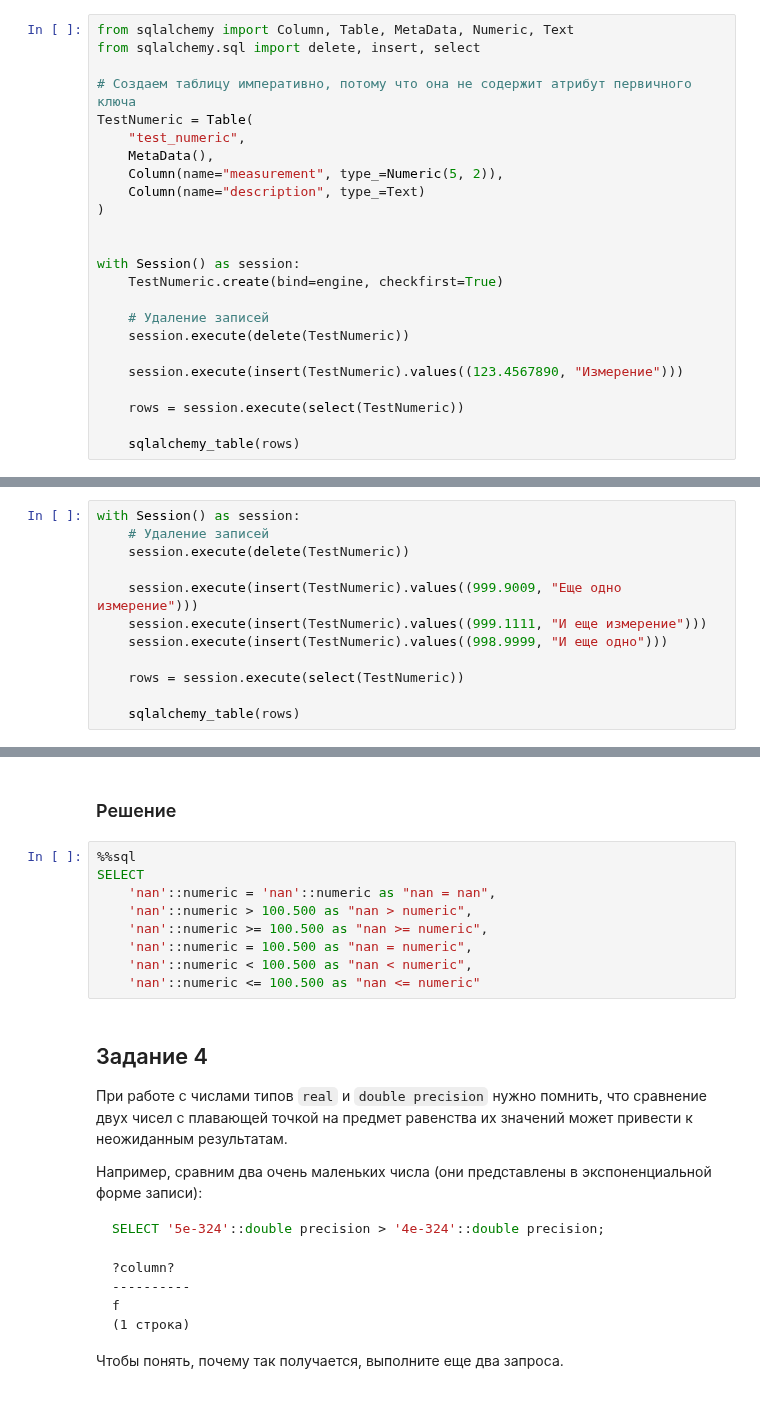
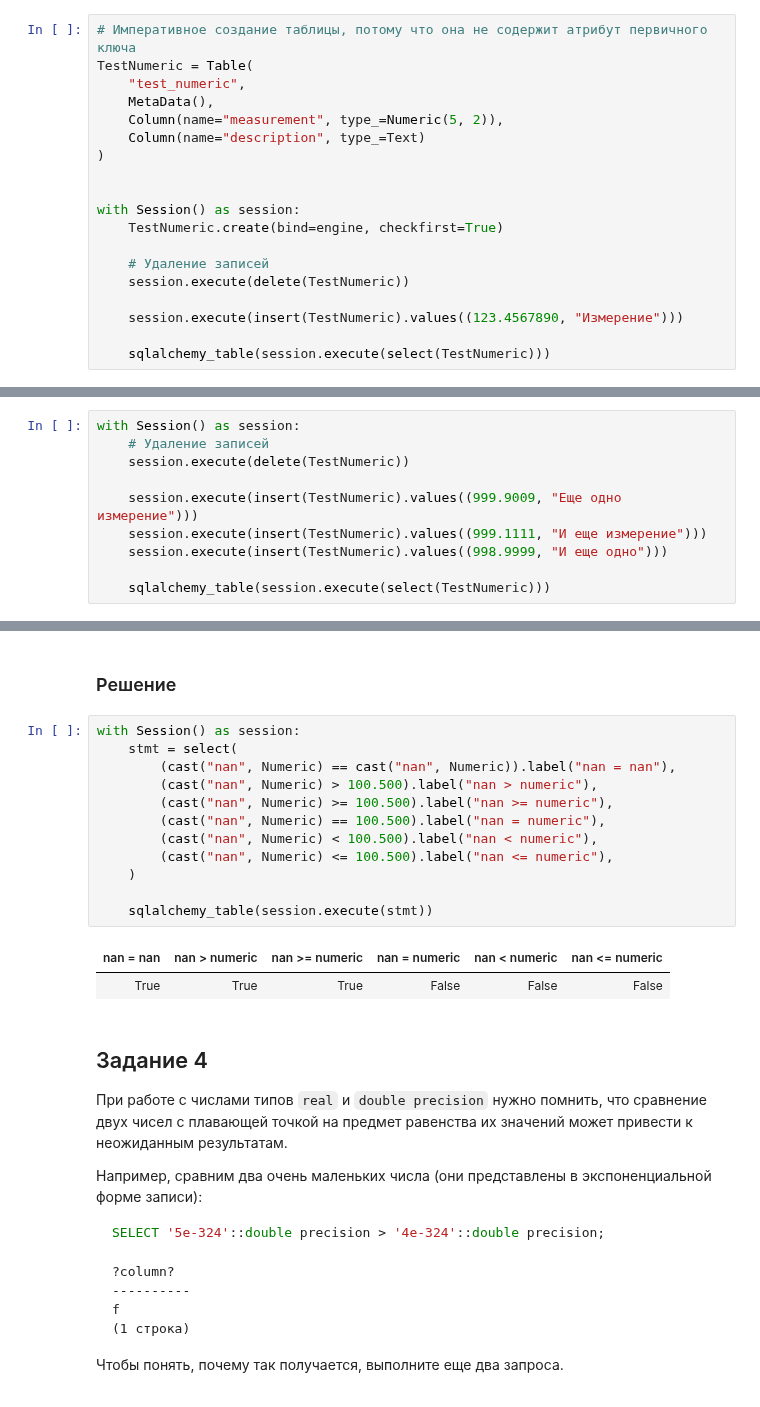
Before and after one commit to vowatchka/postgres_basic, a Jupyter notebook: practices/4_postgres_datatypes/sqlalchemy_2x_style.ipynb, the cells around one changed output, grey strips where cells are left out. Drawn from its saved outputs; the diff is of its cells as text.

Commit message:
4 postgres datatypes: tasks 2-3 completed (sqlalchemy 2.x style)

```diff
--- a/practices/4_postgres_datatypes/sqlalchemy.ipynb
+++ b/practices/4_postgres_datatypes/sqlalchemy_2x_style.ipynb
@@ -50,10 +54,7 @@ INSERT INTO test_numeric VALUES ( 998.9999, 'И еще одно' );
 # %% [markdown]
 #### Демонстрация округления вводимого числа до той точности, которая задана при создании таблицы
 # %%
-from sqlalchemy import Column, Table, MetaData, Numeric, Text
-from sqlalchemy.sql import delete, insert, select
-
-# Создаем таблицу императивно, потому что она не содержит атрибут первичного ключа
+# Императивное создание таблицы, потому что она не содержит атрибут первичного ключа
 TestNumeric = Table(
     "test_numeric",
     MetaData(),
@@ -70,9 +71,7 @@ with Session() as session:
 
     session.execute(insert(TestNumeric).values((123.4567890, "Измерение")))
 
-    rows = session.execute(select(TestNumeric))
-
-    sqlalchemy_table(rows)
+    sqlalchemy_table(session.execute(select(TestNumeric)))
 # %% [output]
 | measurement | description |
 | 123.460000 | Измерение |
@@ -103,9 +102,7 @@ with Session() as session:
     session.execute(insert(TestNumeric).values((999.1111, "И еще измерение")))
     session.execute(insert(TestNumeric).values((998.9999, "И еще одно")))
 
-    rows = session.execute(select(TestNumeric))
-
-    sqlalchemy_table(rows)
+    sqlalchemy_table(session.execute(select(TestNumeric)))
 # %% [output]
 | measurement | description |
 | 999.900000 | Еще одно измерение |
@@ -168,14 +174,20 @@ UsageError: Cell magic `%%sql` not found.
 # %% [markdown]
 ### Решение
 # %%
-%%sql
-SELECT
-    'nan'::numeric = 'nan'::numeric as "nan = nan",
-    'nan'::numeric > 100.500 as "nan > numeric",
-    'nan'::numeric >= 100.500 as "nan >= numeric",
-    'nan'::numeric = 100.500 as "nan = numeric",
-    'nan'::numeric < 100.500 as "nan < numeric",
-    'nan'::numeric <= 100.500 as "nan <= numeric"
+with Session() as session:
+    stmt = select(
+        (cast("nan", Numeric) == cast("nan", Numeric)).label("nan = nan"),
+        (cast("nan", Numeric) > 100.500).label("nan > numeric"),
+        (cast("nan", Numeric) >= 100.500).label("nan >= numeric"),
+        (cast("nan", Numeric) == 100.500).label("nan = numeric"),
+        (cast("nan", Numeric) < 100.500).label("nan < numeric"),
+        (cast("nan", Numeric) <= 100.500).label("nan <= numeric"),
+    )
+
+    sqlalchemy_table(session.execute(stmt))
+# %% [output]
+| nan = nan | nan > numeric | nan >= numeric | nan = numeric | nan < numeric | nan <= numeric |
+| True | True | True | False | False | False |
 # %% [markdown]
 ## Задание 4
 
```
Also changed, not shown: parts of 4 cells of this notebook.
